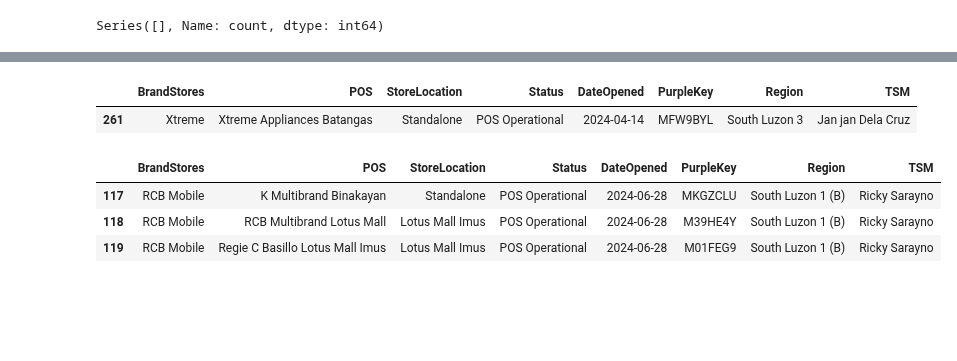
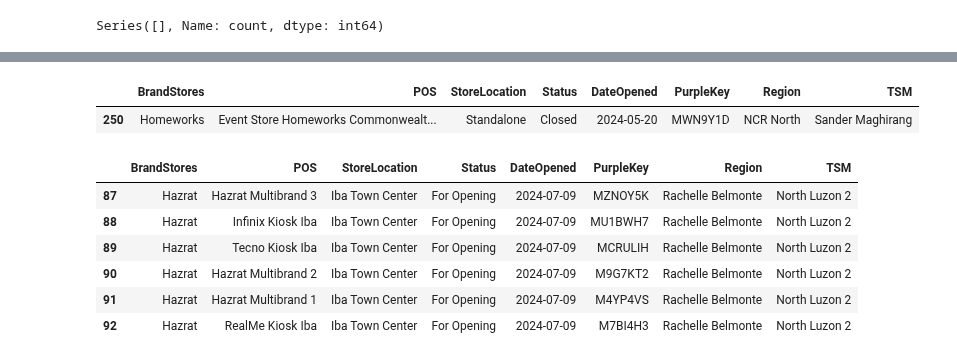
Before and after one commit to dchakroborti-tonik/POS_Addition, a Jupyter notebook: Notebook/Pos_mapping_new.ipynb, the cells around one changed output, grey strips where cells are left out. Saved outputs shown, nothing was run; the diff lists cells and outputs as text; code cells hidden in the pictures; blank space fills up the shorter version.

```diff
--- a/Notebook/Pos_mapping_new.ipynb
+++ b/Notebook/Pos_mapping_new.ipynb
@@ -24,10 +24,10 @@ client = bigquery.Client(project='prj-prod-dataplatform')
 # Set options or configurations as needed
 # Example: pd.set_option('display.max_columns', None)
 # %%
-df = pd.read_csv(r"C:\Users\DwaipayanChakroborti\OneDrive - Tonik Financial Pte Ltd\MyStuff\SIL Sales\Shin Nebria\POS_Addition\Data\PosAdd_20240705.csv")
+df = pd.read_csv(r"C:\Users\DwaipayanChakroborti\OneDrive - Tonik Financial Pte Ltd\MyStuff\SIL Sales\Shin Nebria\POS_Addition\Data\incorrectdata.csv")
 # %%
-df = pd.read_excel(r"C:\Users\DwaipayanChakroborti\OneDrive - Tonik Financial Pte Ltd\MyStuff\SIL Sales\Shin Nebria\POS_Addition\Data\POS_mapping_data May042024.xlsx", sheet_name = 'Sheet1')
-df.head(10)
+# df = pd.read_excel(r"C:\Users\DwaipayanChakroborti\OneDrive - Tonik Financial Pte Ltd\MyStuff\SIL Sales\Shin Nebria\POS_Addition\Data\POS_mapping_data May042024.xlsx", sheet_name = 'Sheet1')
+# df.head(10)
 # %%
 df.head()
 # %% [output]
@@ -106,3 +95,8 @@ df.rename(columns={'POS NAME':'POS', 'DATE ACTIVATION':'DateOpened', 'STORE LOCA
+# %%
+from datetime import datetime
+df['DateOpened'] = pd.to_datetime(df['DateOpened'], format='%d-%m-%Y')
+# Format the datetime object to YYYY-MM-DD
+df['DateOpened'] = df['DateOpened'].dt.strftime('%Y-%m-%d')
 # %%
 import pandas as pd
 
@@ -411,14 +401,17 @@ df.sort_values('DateOpened', ascending=False)
 # %%
-df[df['PurpleKey'] =='MFW9BYL']
+df[df['PurpleKey'] =='MWN9Y1D']
 # %% [output]
 |  | BrandStores | POS | StoreLocation | Status | DateOpened | PurpleKey | Region | TSM |
-| 261 | Xtreme | Xtreme Appliances Batangas | Standalone | POS Operational | 2024-04-14 | MFW9BYL | South Luzon 3 | Jan jan Dela Cruz |
+| 250 | Homeworks | Event Store Homeworks Commonwealt... | Standalone | Closed | 2024-05-20 | MWN9Y1D | NCR North | Sander Maghirang |
 # %%
-df[df['BrandStores']=='RCB Mobile']
+df[df['BrandStores']=='Hazrat']
 # %% [output]
 |  | BrandStores | POS | StoreLocation | Status | DateOpened | PurpleKey | Region | TSM |
-| 117 | RCB Mobile | K Multibrand Binakayan | Standalone | POS Operational | 2024-06-28 | MKGZCLU | South Luzon 1 (B) | Ricky Sarayno |
-| 118 | RCB Mobile | RCB Multibrand Lotus Mall | Lotus Mall Imus | POS Operational | 2024-06-28 | M39HE4Y | South Luzon 1 (B) | Ricky Sarayno |
-| 119 | RCB Mobile | Regie C Basillo Lotus Mall Imus | Lotus Mall Imus | POS Operational | 2024-06-28 | M01FEG9 | South Luzon 1 (B) | Ricky Sarayno |
+| 87 | Hazrat | Hazrat Multibrand 3 | Iba Town Center | For Opening | 2024-07-09 | MZNOY5K | Rachelle Belmonte | North Luzon 2 |
+| 88 | Hazrat | Infinix Kiosk Iba | Iba Town Center | For Opening | 2024-07-09 | MU1BWH7 | Rachelle Belmonte | North Luzon 2 |
+| 89 | Hazrat | Tecno Kiosk Iba | Iba Town Center | For Opening | 2024-07-09 | MCRULIH | Rachelle Belmonte | North Luzon 2 |
+| 90 | Hazrat | Hazrat Multibrand 2 | Iba Town Center | For Opening | 2024-07-09 | M9G7KT2 | Rachelle Belmonte | North Luzon 2 |
+| 91 | Hazrat | Hazrat Multibrand 1 | Iba Town Center | For Opening | 2024-07-09 | M4YP4VS | Rachelle Belmonte | North Luzon 2 |
+| 92 | Hazrat | RealMe Kiosk Iba | Iba Town Center | For Opening | 2024-07-09 | M7BI4H3 | Rachelle Belmonte | North Luzon 2 |
 # %%
 df.to_excel(r"C:\Users\DwaipayanChakroborti\OneDrive - Tonik Financial Pte Ltd\MyStuff\SIL Sales\Shin Nebria\POS_Addition\Data\POS_mapping_data.xlsx", index = False)
```
Also changed, not shown: parts of 31 cells of this notebook, 4 other files.
